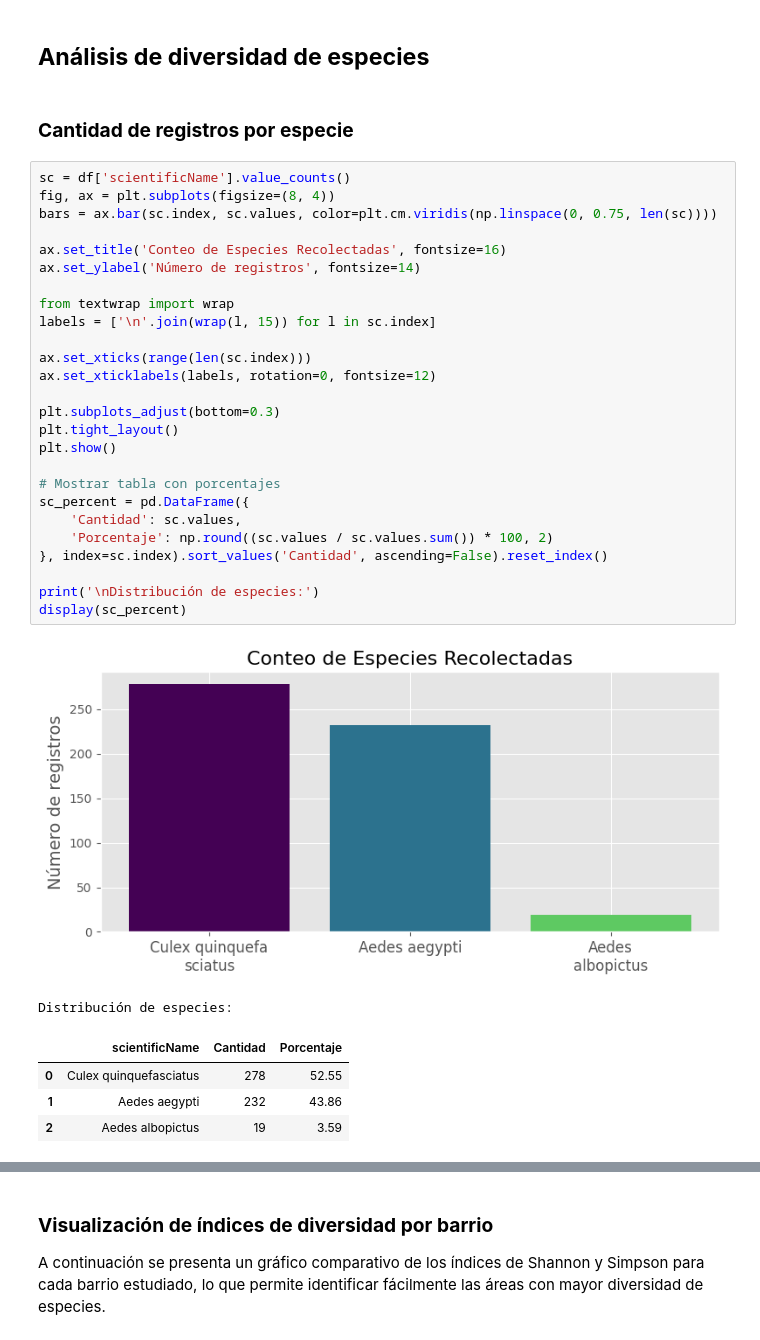
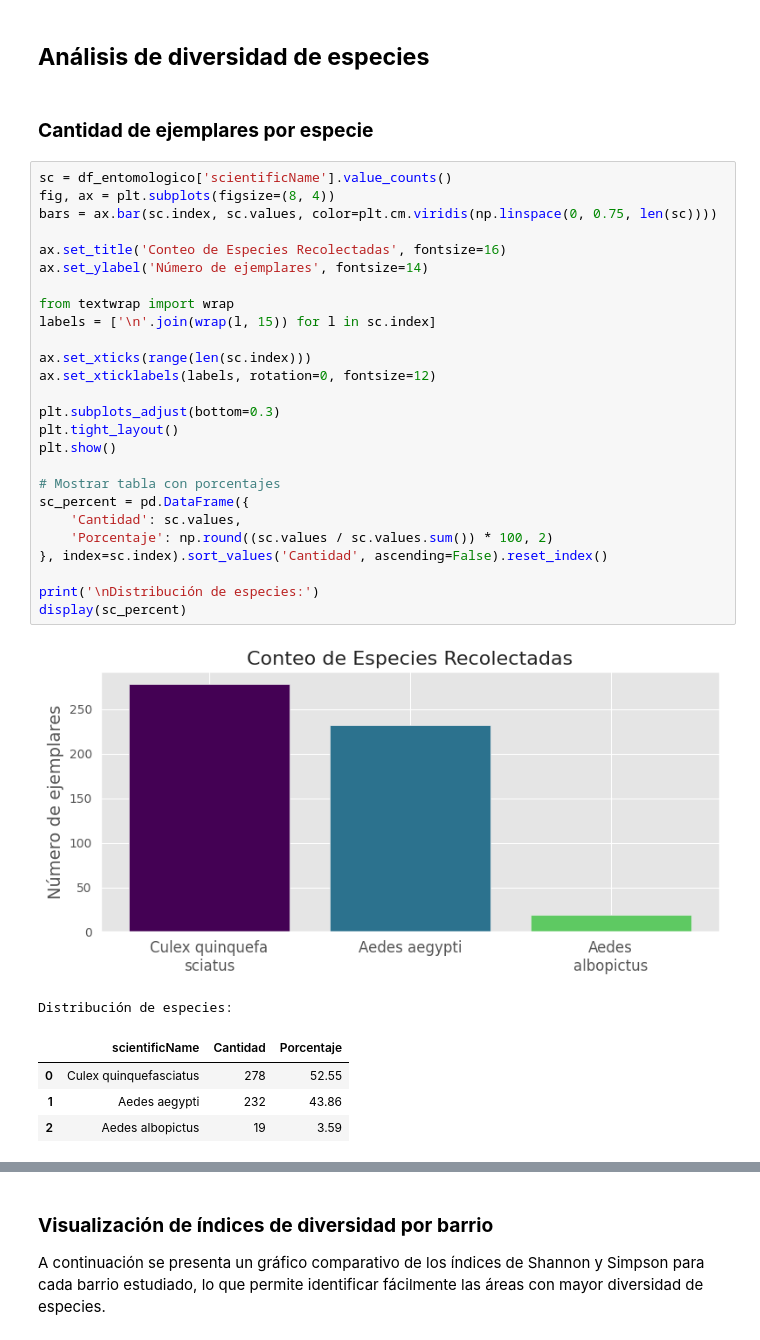
Before and after one commit to Zaprovic/bootcamp-data-analysis, a Jupyter notebook: src/dengue.ipynb, the cells around one changed output, grey strips where cells are left out. Cells and saved outputs as stored; diff of their text form.

```diff
--- a/src/dengue.ipynb
+++ b/src/dengue.ipynb
@@ -109,35 +134,35 @@ plt.show()
 # %% [markdown]
 ## **Análisis de diversidad de especies**
 # %% [markdown]
-###  **Cantidad de registros por especie**
+###  **Cantidad de ejemplares por especie**
 # %%
-sc = df['scientificName'].value_counts()
+sc = df_entomologico['scientificName'].value_counts()
 fig, ax = plt.subplots(figsize=(8, 4))
 bars = ax.bar(sc.index, sc.values, color=plt.cm.viridis(np.linspace(0, 0.75, len(sc))))
 
 ax.set_title('Conteo de Especies Recolectadas', fontsize=16)
-ax.set_ylabel('Número de registros', fontsize=14)
+ax.set_ylabel('Número de ejemplares', fontsize=14)
 
 from textwrap import wrap
 labels = ['\n'.join(wrap(l, 15)) for l in sc.index]
 
 ax.set_xticks(range(len(sc.index)))
 ax.set_xticklabels(labels, rotation=0, fontsize=12)
 
 plt.subplots_adjust(bottom=0.3)
 plt.tight_layout()
 plt.show()
 
 # Mostrar tabla con porcentajes
 sc_percent = pd.DataFrame({
     'Cantidad': sc.values,
     'Porcentaje': np.round((sc.values / sc.values.sum()) * 100, 2)
 }, index=sc.index).sort_values('Cantidad', ascending=False).reset_index()
 
 print('\nDistribución de especies:')
 display(sc_percent)
 # %% [output]
-[figure, old version]
+[figure, new version]
 Distribución de especies:
 |  | scientificName | Cantidad | Porcentaje |
 | 0 | Culex quinquefasciatus | 278 | 52.55 |
```
Also changed, not shown: parts of 8 cells of this notebook.
